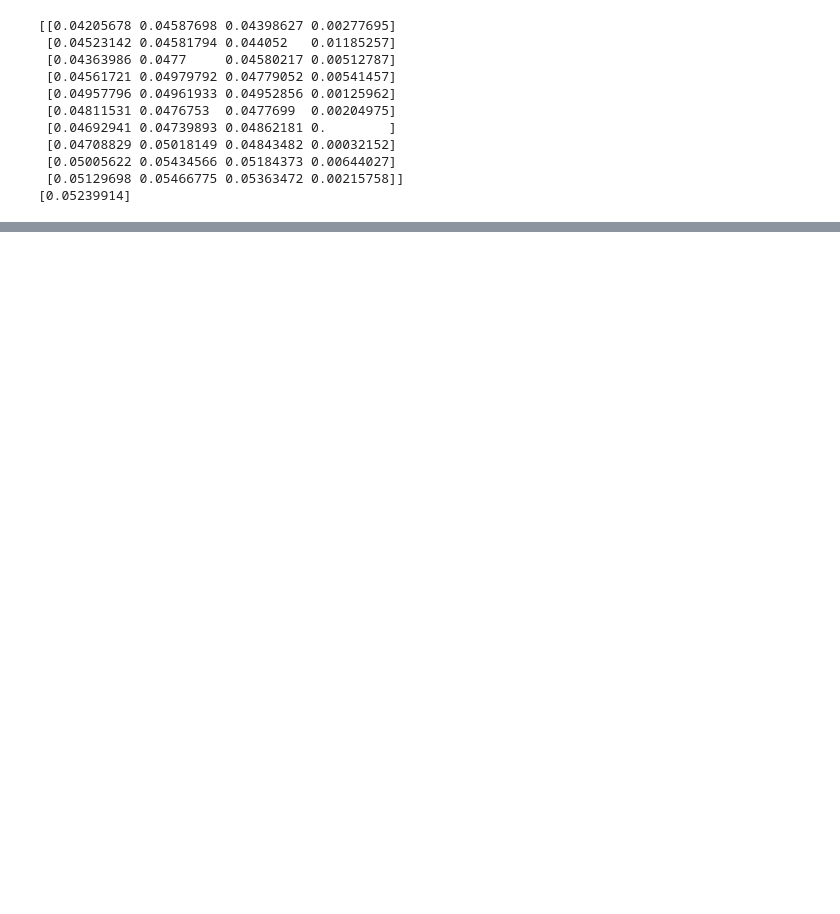
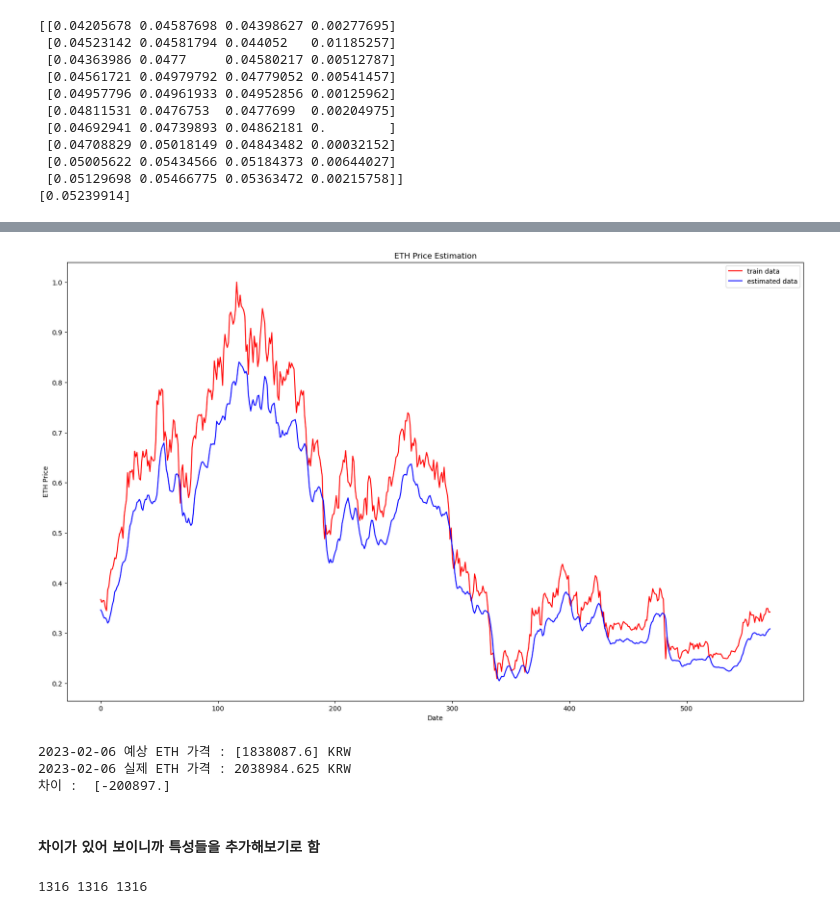
Before and after one commit to 4ix/ai_project_dl, a Jupyter notebook: model.ipynb, the cells around one changed output, grey strips where cells are left out. Drawn from its saved outputs; the diff is of its cells as text; code cells hidden in the pictures; blank space fills up the shorter version.

```diff
--- a/model.ipynb
+++ b/model.ipynb
@@ -147,6 +148,4 @@ print(data_y[0])
 # %%
-from sklearn.model_selection import train_test_split
-
-X_train, X_test, y_train, y_test = train_test_split(X, y, shuffle=False, test_size=0.3) # 시계열 데이터 이기 대문에 shuffle=False
-print(X_train.shape, y_train.shape)
-print(X_test.shape, y_test.shape)
+# X_train, X_test, y_train, y_test = train_test_split(X, y, shuffle=False, test_size=0.3) # 시계열 데이터 이기 대문에 shuffle=False
+# print(X_train.shape, y_train.shape)
+# print(X_test.shape, y_test.shape)
@@ -165,0 +154,7 @@ array([[0.04205678, 0.04587698, 0.04398627, 0.00277695],
+# %%
+## 객체 생성
+model = Sequential(name = 'eth')
+model.add(LSTM(20, input_shape=(10,4), activation='relu')) # 10일치의 데이터
+model.add(Dropout(0.2))
+model.add(Dense(1))
+model.summary()
@@ -165,0 +177,3 @@ array([[0.04205678, 0.04587698, 0.04398627, 0.00277695],
+# %%
+## 컴파일
+model.compile(loss='mse', optimizer='adam', metrics='acc')
@@ -165,0 +184,6 @@ array([[0.04205678, 0.04587698, 0.04398627, 0.00277695],
+# %%
+model_path = './model/eth/{epoch:2d}-{val_loss:.4f}.hdf5'
+checkpoint = keras.callbacks.ModelCheckpoint(filepath=model_path, verbose=1, save_best_only=True)
+earlystop = keras.callbacks.EarlyStopping(patience=10)
+# history = model.fit(X_train, y_train, epochs=70, batch_size=30)
+history = model.fit(X_train, y_train, epochs=200, validation_split=0.2, verbose=1, callbacks=[checkpoint, earlystop])
@@ -165,0 +208,11 @@ array([[0.04205678, 0.04587698, 0.04398627, 0.00277695],
+# %%
+y_pred = model.predict(X_test)
+plt.figure(figsize=(20,12))
+plt.plot(y_test, color='red', label='train data')
+plt.plot(y_pred, color='blue', label='estimated data')
+plt.title('ETH Price Estimation')
+plt.xlabel('Date')
+plt.ylabel('ETH Price')
+plt.legend()
+plt.show()
+# %% [output]
@@ -165,0 +220,14 @@ array([[0.04205678, 0.04587698, 0.04398627, 0.00277695],
+[figure, added]
+# %%
+last_estimated_price = (df.Close[-1] * y_pred[-1]) / df_y.Close[-1]
+last_real_price = df.Close[-1]
+a = last_estimated_price - last_real_price
+print("2023-02-06 예상 ETH 가격 :", last_estimated_price, 'KRW')
+print("2023-02-06 실제 ETH 가격 :", last_real_price, 'KRW')
+print("차이 : ", a)
+# %% [output]
+2023-02-06 예상 ETH 가격 : [1838087.6] KRW
+2023-02-06 실제 ETH 가격 : 2038984.625 KRW
+차이 :  [-200897.]
+# %% [markdown]
+#### 차이가 있어 보이니까 특성들을 추가해보기로 함
@@ -165,0 +247,5 @@ array([[0.04205678, 0.04587698, 0.04398627, 0.00277695],
+# %%
+# 총 데이터 개수가 1316개임. 주말 데이터가 없다!!
+print(len(df_DJI), len(df_IXIC), len(df_US500))
+# %% [output]
+1316 1316 1316
```
Also changed, not shown: parts of 35 cells of this notebook, 46 other files.
